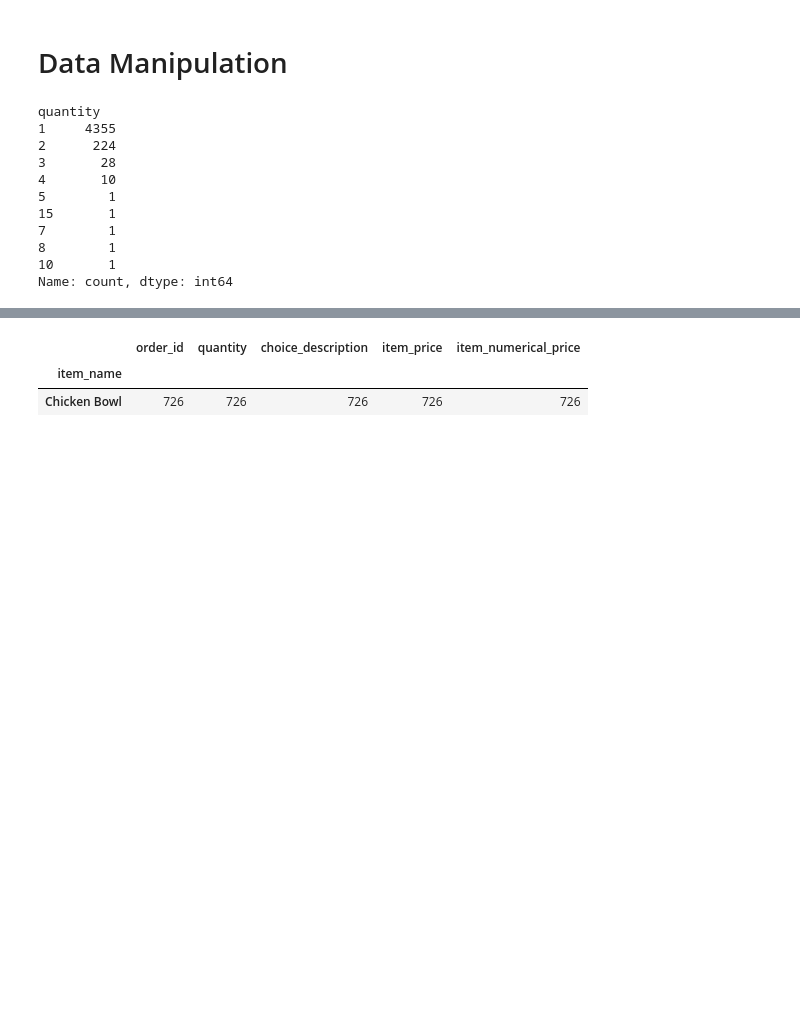
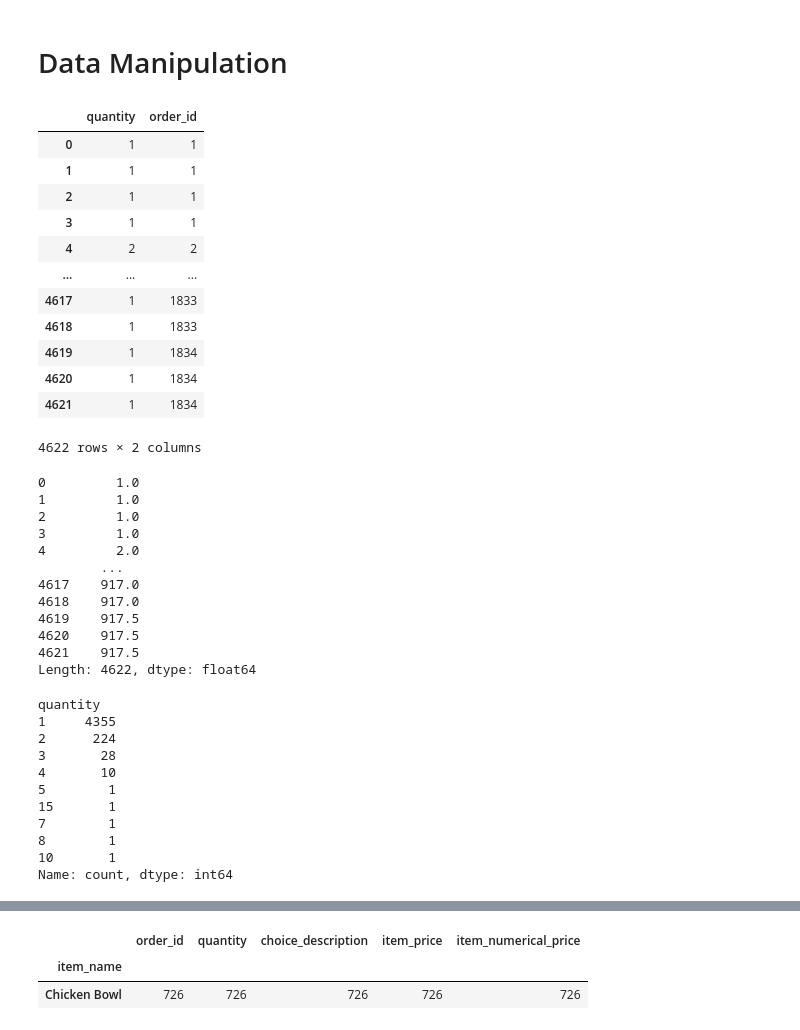
Before and after one commit to anddai/Data-Processing-Cheatsheet, a Jupyter notebook: EDA.ipynb, the cells around one changed output, grey strips where cells are left out. Cells and saved outputs as stored; diff of their text form; code cells hidden in the pictures; blank space fills up the shorter version.

```diff
--- a/EDA.ipynb
+++ b/EDA.ipynb
@@ -176,36 +179,63 @@ data[["order_id", "item_name"]].drop_duplicates()
 # %%
 # sorting?
 # biggest?
 # smallest?
 # counting?
 # mean, median, mode, sum etc.?
 # indexing, using .at, .loc etc.
 # group by?
+# IMPORTANT, axis=1 argument does operation rowwise, instead of columnwise
 
 data["quantity"].max()
 data["quantity"].min()
-data["quantity"].mean()
+display(data[["quantity", "order_id"]])
+display(data[["quantity", "order_id"]].mean(axis=1))
 data["quantity"].median()
 data["quantity"].mode()
 data["quantity"].count()
 data.quantity.std() #can use .col_name instead of ["col_name"]
 data.quantity.unique()
 data.quantity.idxmax()
 data.quantity.idxmin()
 
 data.quantity.value_counts() # This gives the distribution of quantity, so highly useful
 # %% [output]
+|  | quantity | order_id |
+| 0 | 1 | 1 |
+| 1 | 1 | 1 |
+| 2 | 1 | 1 |
+| 3 | 1 | 1 |
+| 4 | 2 | 2 |
+| ... | ... | ... |
+| 4617 | 1 | 1833 |
+| 4618 | 1 | 1833 |
+| 4619 | 1 | 1834 |
+| 4620 | 1 | 1834 |
+| 4621 | 1 | 1834 |
-quantity
-1     4355
-2      224
-3       28
-4       10
-5        1
-15       1
-7        1
-8        1
-10       1
-Name: count, dtype: int64
+4622 rows × 2 columns
+0         1.0
+1         1.0
+2         1.0
+3         1.0
+4         2.0
+        ...
+4617    917.0
+4618    917.0
+4619    917.5
+4620    917.5
+4621    917.5
+Length: 4622, dtype: float64
+quantity
+1     4355
+2      224
+3       28
+4       10
+5        1
+15       1
+7        1
+8        1
+10       1
+Name: count, dtype: int64
 # %%
 # sorting
 data.sort_values(by="quantity", ascending=False)
```
Also changed, not shown: parts of 13 cells of this notebook, 1 other file.
